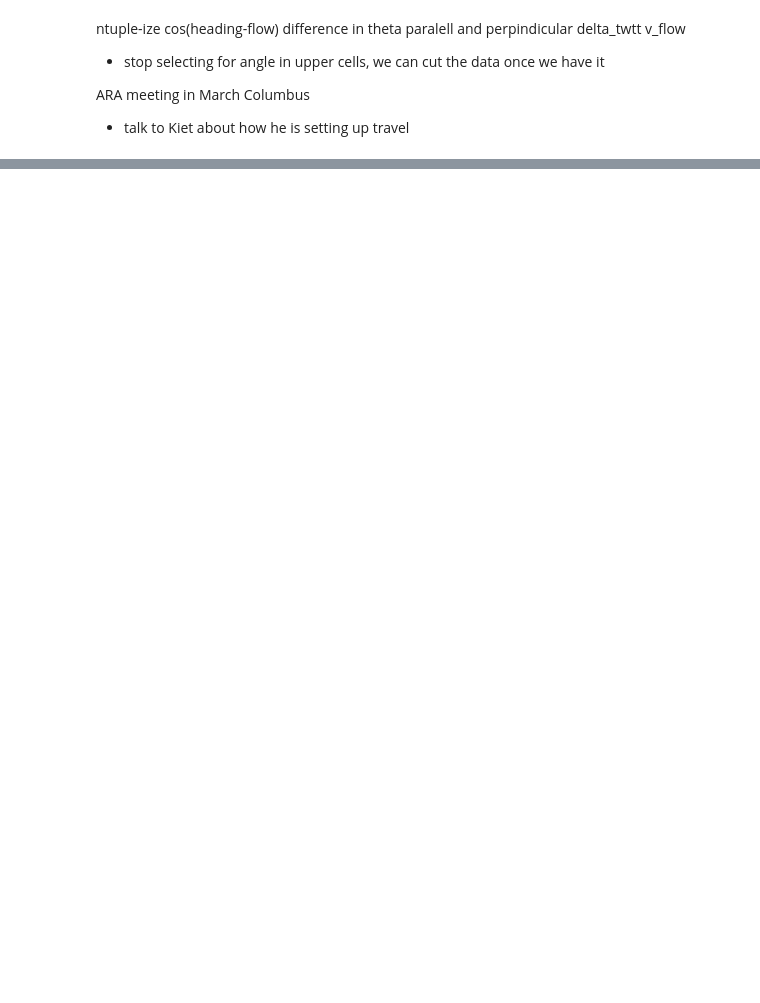
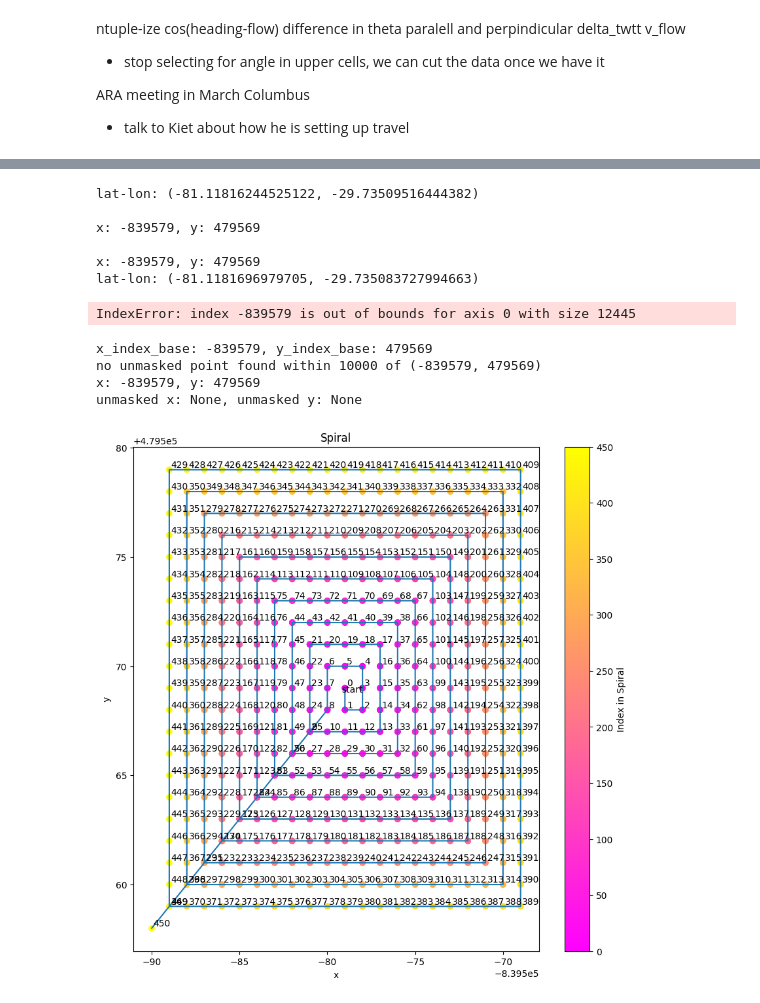
Before and after one commit to richardmoser/cresis_project, a Jupyter notebook: doit.ipynb, the cells around one changed output, grey strips where cells are left out. Cells and saved outputs as stored; diff of their text form; code cells hidden in the pictures; blank space fills up the shorter version.

```diff
--- a/doit.ipynb
+++ b/doit.ipynb
@@ -491,0 +557,18 @@ ARA meeting in March Columbus
+# %%
+intersect_x = intersection_points[0][0]
+intersect_y = intersection_points[0][1]
+print(f"lat-lon: {intersect_x, intersect_y}\n")
+
+x, y = latlon_to_xy(intersect_x, intersect_y)
+print(f"x: {x}, y: {y}\n")
+
+x_lat, y_lat = xy_to_latlon(x, y)
+print(f"x: {x}, y: {y}\nlat-lon: {x_lat, y_lat}\n")
+# So the conversion functions work
+# %% [output]
+lat-lon: (-81.11816244525122, -29.73509516444382)
+
+x: -839579, y: 479569
+
+x: -839579, y: 479569
+lat-lon: (-81.1181696979705, -29.735083727994663)
@@ -491,0 +666,27 @@ ARA meeting in March Columbus
+# %%
+# x_dumb_unmasked, y_dumb_unmasked = dumbsearch(x, y, iceflow_data, max_radius=10000)
+# print(f"x: {x}, y: {y}\nunmasked x: {x_dumb_unmasked}, unmasked y: {y_dumb_unmasked}")
+
+print(velocity_x[-839579])
+# %% [output]
+IndexError: index -839579 is out of bounds for axis 0 with size 12445
+# %%
+"x_unmasked, y_unmasked = find_nearest_unmasked_x_and_y(x, y, iceflow_data, max_radius=10000)
+print(f"x: {x}, y: {y}\nunmasked x: {x_unmasked}, unmasked y: {y_unmasked}")
+
+#TODO: try plotting the spiral directly from the points in find_nearest_unmasked_x_and_y above to verify that it is working. loop through and check if the data is masked or present at each point and return any valid points`
+# alternatively just nested loop through from x-100 to x+100 and y-100 to y+100 and check if the data is masked or present at each point and return any valid points
+
+# print(f"shape: {iceflow_data[2].shape[1]}")
+# print the min and max values of the iceflow data
+# print(f"min x: {np.min(iceflow_data[0])}, max x: {np.max(iceflow_data[0])}")
+# %% [output]
+x_index_base: -839579, y_index_base: 479569
+no unmasked point found within 10000 of (-839579, 479569)
+x: -839579, y: 479569
+unmasked x: None, unmasked y: None
+# %%
+# plot the spiral around the point
+plot_spiral(x,y, 10)
+# %% [output]
+[figure, added]
```
Also changed, not shown: parts of 18 cells of this notebook, 4 other files.
